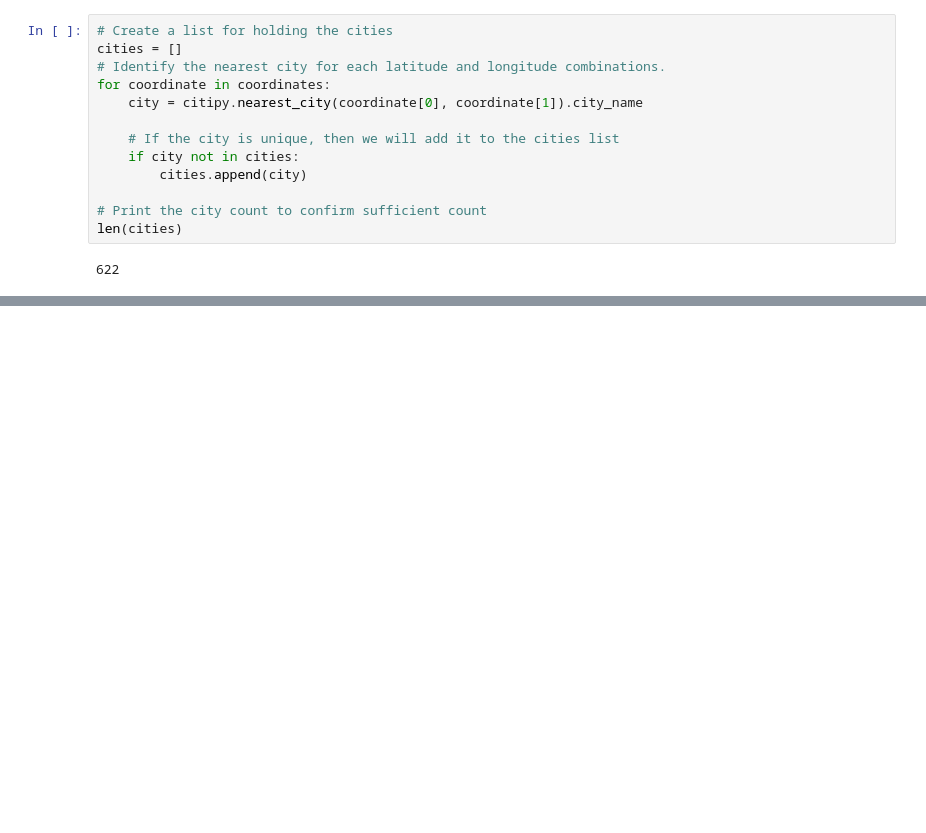
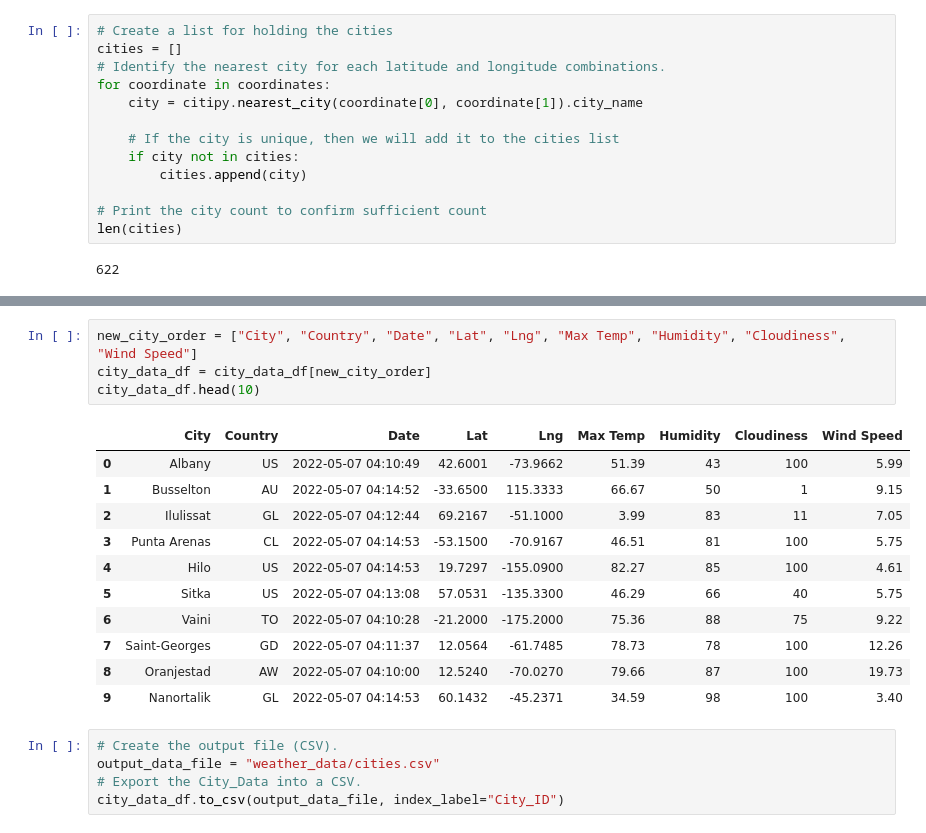
Before and after one commit to itzmita/World_Weather_Analysis, a Jupyter notebook: WeatherPy.ipynb, the cells around one changed output, grey strips where cells are left out. Drawn from its saved outputs; the diff is of its cells as text; blank space fills up the shorter version.

```diff
--- a/WeatherPy.ipynb
+++ b/WeatherPy.ipynb
@@ -56,0 +166,21 @@ len(cities)
+# %%
+new_city_order = ["City", "Country", "Date", "Lat", "Lng", "Max Temp", "Humidity", "Cloudiness", "Wind Speed"]
+city_data_df = city_data_df[new_city_order]
+city_data_df.head(10)
+# %% [output]
+|  | City | Country | Date | Lat | Lng | Max Temp | Humidity | Cloudiness | Wind Speed |
+| 0 | Albany | US | 2022-05-07 04:10:49 | 42.6001 | -73.9662 | 51.39 | 43 | 100 | 5.99 |
+| 1 | Busselton | AU | 2022-05-07 04:14:52 | -33.6500 | 115.3333 | 66.67 | 50 | 1 | 9.15 |
+| 2 | Ilulissat | GL | 2022-05-07 04:12:44 | 69.2167 | -51.1000 | 3.99 | 83 | 11 | 7.05 |
+| 3 | Punta Arenas | CL | 2022-05-07 04:14:53 | -53.1500 | -70.9167 | 46.51 | 81 | 100 | 5.75 |
+| 4 | Hilo | US | 2022-05-07 04:14:53 | 19.7297 | -155.0900 | 82.27 | 85 | 100 | 4.61 |
+| 5 | Sitka | US | 2022-05-07 04:13:08 | 57.0531 | -135.3300 | 46.29 | 66 | 40 | 5.75 |
+| 6 | Vaini | TO | 2022-05-07 04:10:28 | -21.2000 | -175.2000 | 75.36 | 88 | 75 | 9.22 |
+| 7 | Saint-Georges | GD | 2022-05-07 04:11:37 | 12.0564 | -61.7485 | 78.73 | 78 | 100 | 12.26 |
+| 8 | Oranjestad | AW | 2022-05-07 04:10:00 | 12.5240 | -70.0270 | 79.66 | 87 | 100 | 19.73 |
+| 9 | Nanortalik | GL | 2022-05-07 04:14:53 | 60.1432 | -45.2371 | 34.59 | 98 | 100 | 3.40 |
+# %%
+# Create the output file (CSV).
+output_data_file = "weather_data/cities.csv"
+# Export the City_Data into a CSV.
+city_data_df.to_csv(output_data_file, index_label="City_ID")
```
Also changed, not shown: parts of 5 cells of this notebook.
